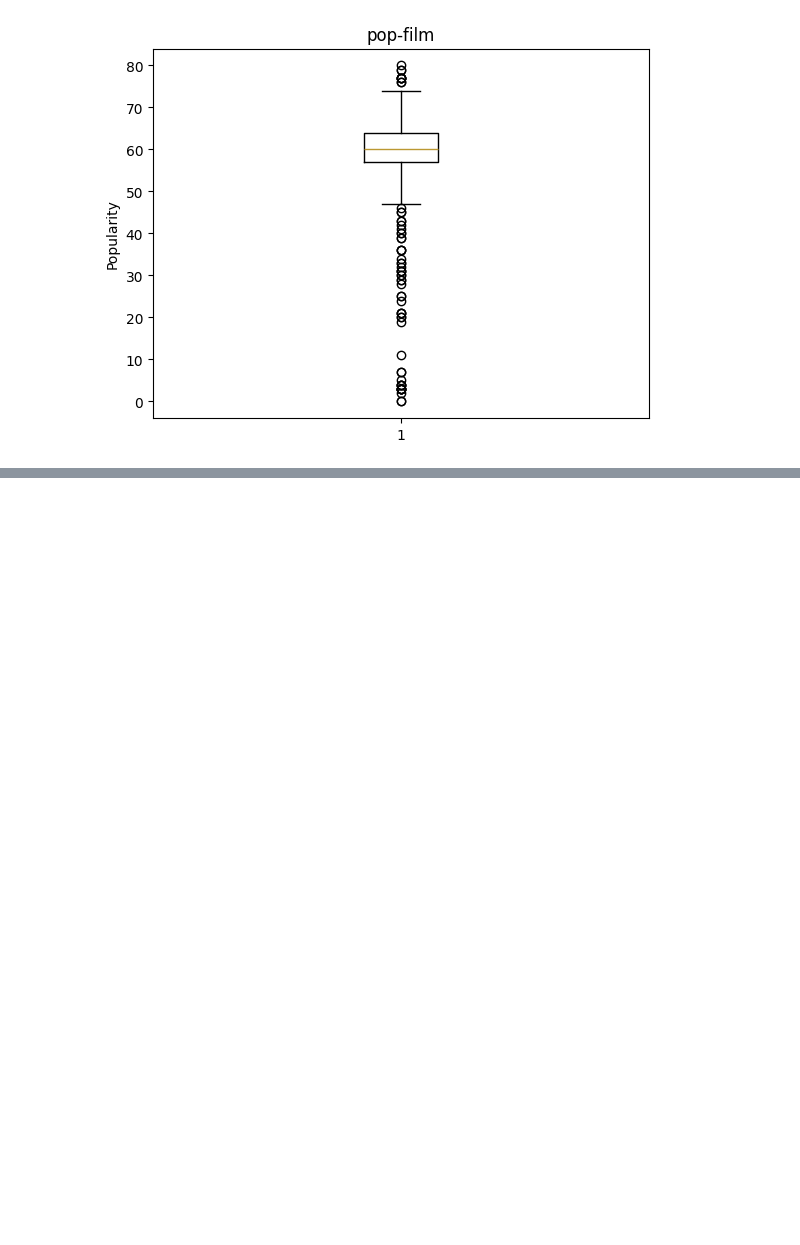
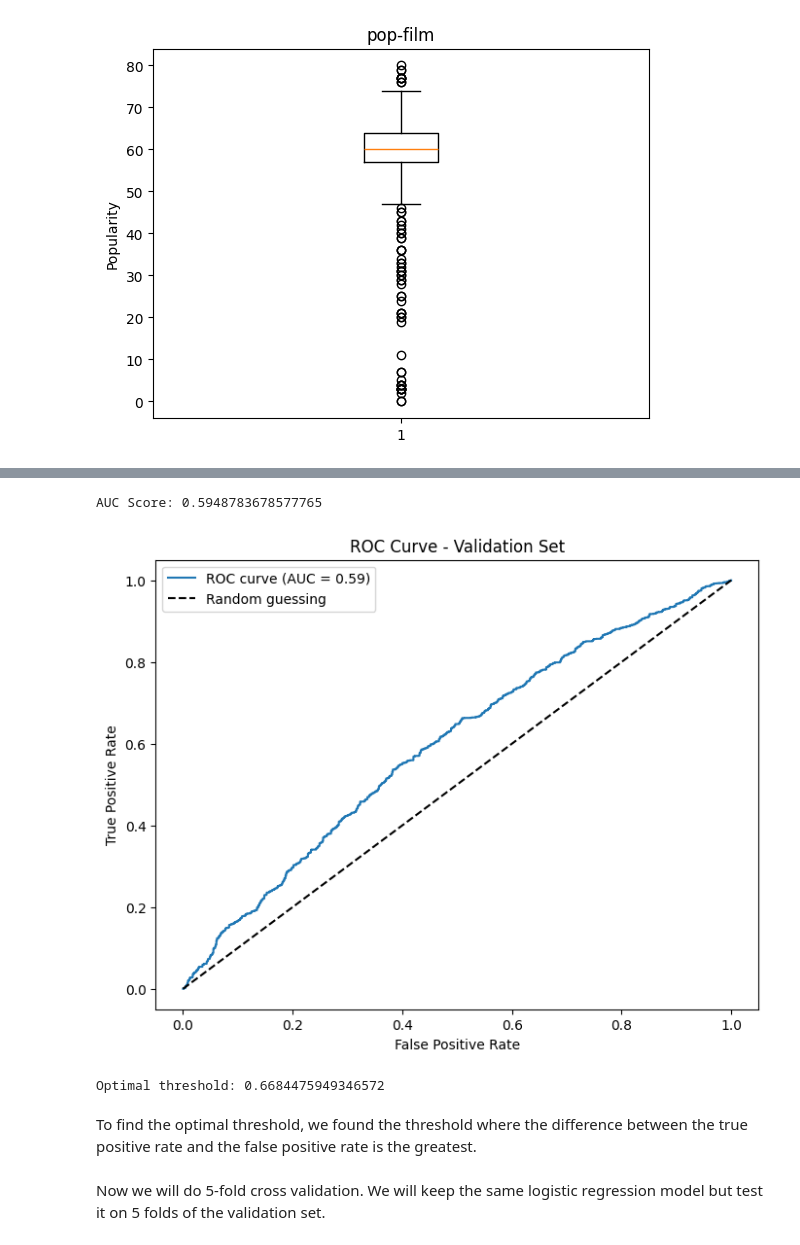
Before and after one commit to jonathandeng34/spotify-recommendation, a Jupyter notebook: cleaning_and_eda.ipynb, the cells around one changed output, grey strips where cells are left out. Saved outputs shown, nothing was run; the diff lists cells and outputs as text; code cells hidden in the pictures; blank space fills up the shorter version.

Commit message:
Added logistic regression model for "mode"

```diff
--- a/cleaning_and_eda.ipynb
+++ b/cleaning_and_eda.ipynb
@@ -351,0 +369,7 @@ plt.show()
+# %%
+pop_df_cleaned_numeric = pop_df_cleaned.select_dtypes(include='number').drop(columns=['mode', 'key'])
+scaler = StandardScaler()
+pop_df_cleaned_numeric_scaled = scaler.fit_transform(pop_df_cleaned_numeric)
+pop_df_cleaned_numeric_scaled = pd.DataFrame(pop_df_cleaned_numeric_scaled,
+                                             columns=pop_df_cleaned_numeric.columns)
+pop_df_cleaned_numeric_scaled.head()
@@ -351,0 +402,14 @@ plt.show()
+# %%
+X = pop_df_cleaned_numeric_scaled[['danceability', 'energy']]
+y = pop_df_cleaned['mode']
+X_train, X_val, y_train, y_val = train_test_split(
+    X, y,
+    test_size=0.3,   # 30% test, 70% train
+    random_state=42, # ensures reproducibility
+    stratify=y       # keeps same proportion of 0/1 in train and test
+)
+# %%
+logreg_2 = LogisticRegression(solver='liblinear')
+logreg_2.fit(X=X_train,
+           y=y_train)
+logreg_2.intercept_, logreg_2.coef_
@@ -351,0 +454,26 @@ plt.show()
+# %%
+y_probability = logreg_2.predict_proba(X_val)[:, 1]
+fpr, tpr, thresholds = roc_curve(y_val, y_probability)
+auc_score = roc_auc_score(y_val, y_probability)
+print("AUC Score:", auc_score)
+plt.figure(figsize=(8,6))
+plt.plot(fpr, tpr, label=f'ROC curve (AUC = {auc_score:.2f})')
+plt.plot([0, 1], [0, 1], 'k--', label='Random guessing')  # diagonal line
+plt.xlabel('False Positive Rate')
+plt.ylabel('True Positive Rate')
+plt.title('ROC Curve - Validation Set')
+plt.legend()
+plt.show()
+# %% [output]
+AUC Score: 0.5948783678577765
+[figure, added]
+# %%
+optimal_idx = (tpr - fpr).argmax()
+optimal_threshold = thresholds[optimal_idx]
+print("Optimal threshold:", optimal_threshold)
+# %% [output]
+Optimal threshold: 0.6684475949346572
+# %% [markdown]
+To find the optimal threshold, we found the threshold where the difference between the true positive rate and the false positive rate is the greatest.
+# %% [markdown]
+Now we will do 5-fold cross validation. We will keep the same logistic regression model but test it on 5 folds of the validation set.
```
Also changed, not shown: parts of 36 cells of this notebook.
